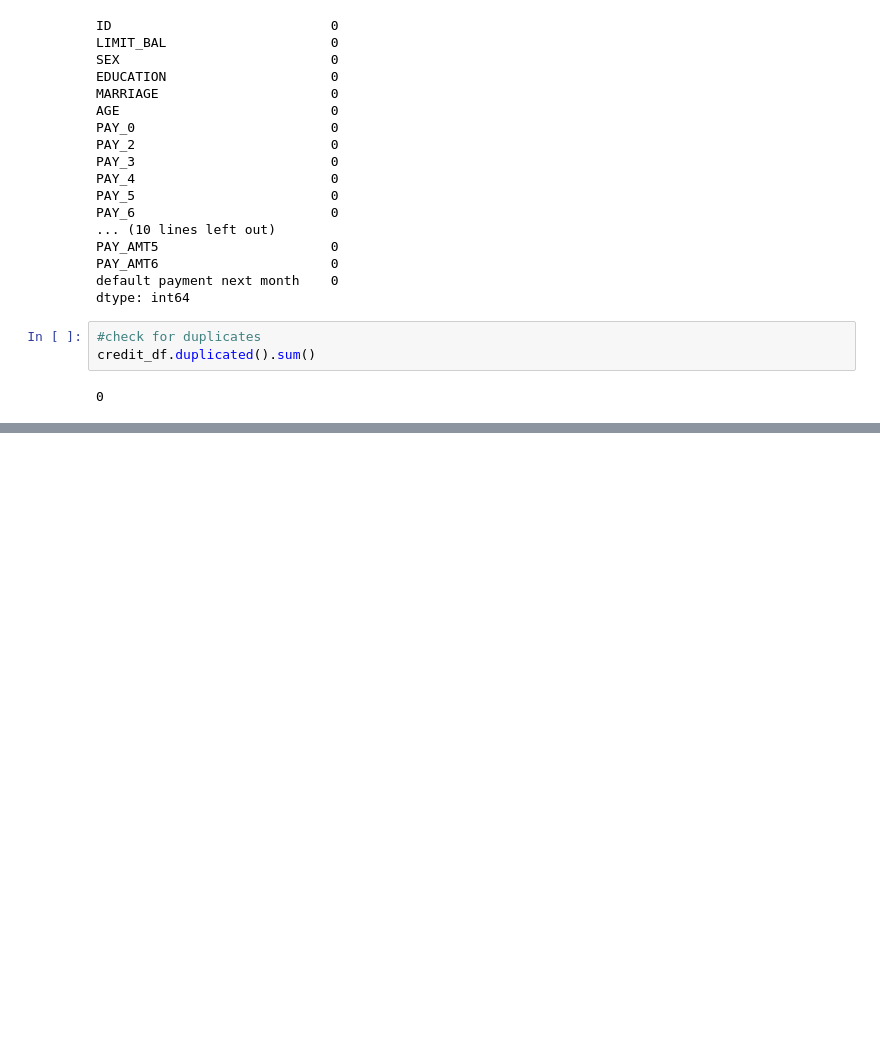
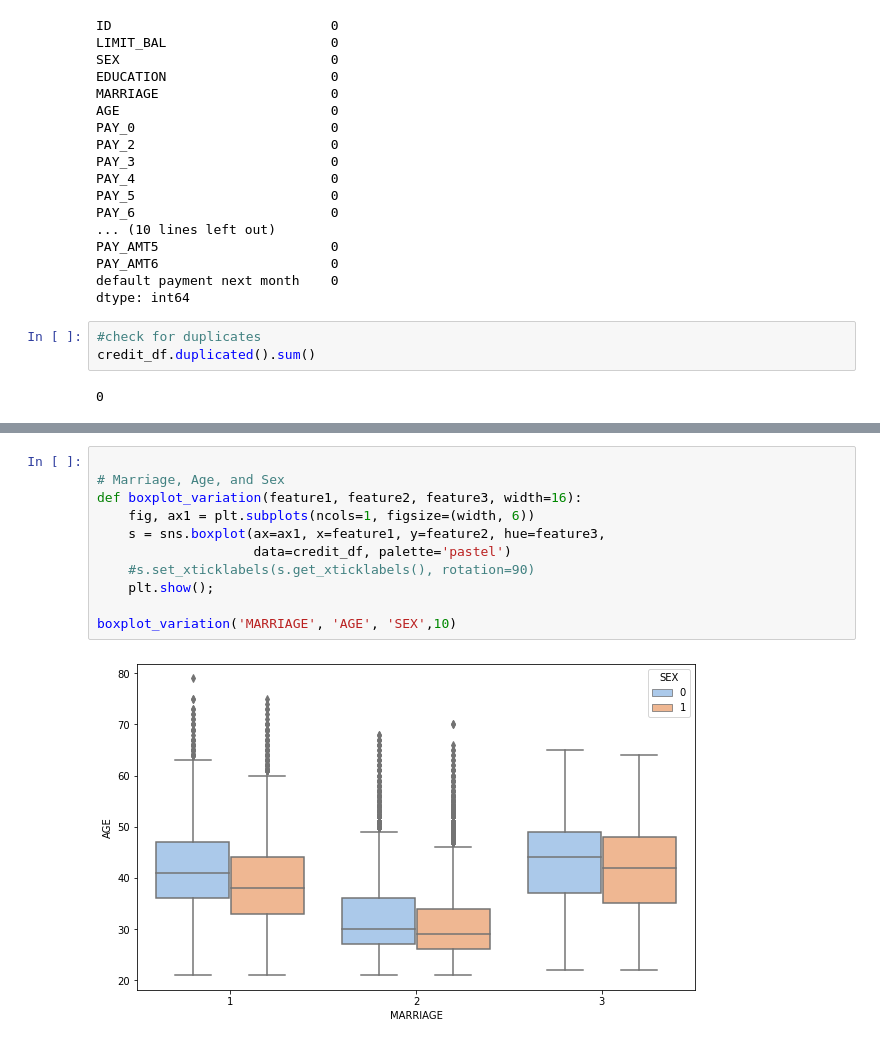
Before and after one commit to apayal/capstone_project, a Jupyter notebook: _notebooks/2022-07-01-eda.ipynb, the cells around one changed output, grey strips where cells are left out. Drawn from its saved outputs; the diff is of its cells as text; blank space fills up the shorter version.

```diff
--- a/_notebooks/2022-07-01-eda.ipynb
+++ b/_notebooks/2022-07-01-eda.ipynb
@@ -98 +287,14 @@ credit_df['MARRIAGE'].value_counts()
 Name: MARRIAGE, dtype: int64
+# %%
+
+# Marriage, Age, and Sex
+def boxplot_variation(feature1, feature2, feature3, width=16):
+    fig, ax1 = plt.subplots(ncols=1, figsize=(width, 6))
+    s = sns.boxplot(ax=ax1, x=feature1, y=feature2, hue=feature3,
+                    data=credit_df, palette='pastel')
+    #s.set_xticklabels(s.get_xticklabels(), rotation=90)
+    plt.show();
+
+boxplot_variation('MARRIAGE', 'AGE', 'SEX',10)
+# %% [output]
+[figure, added]
```
Also changed, not shown: parts of 65 cells of this notebook, 4 other files.
